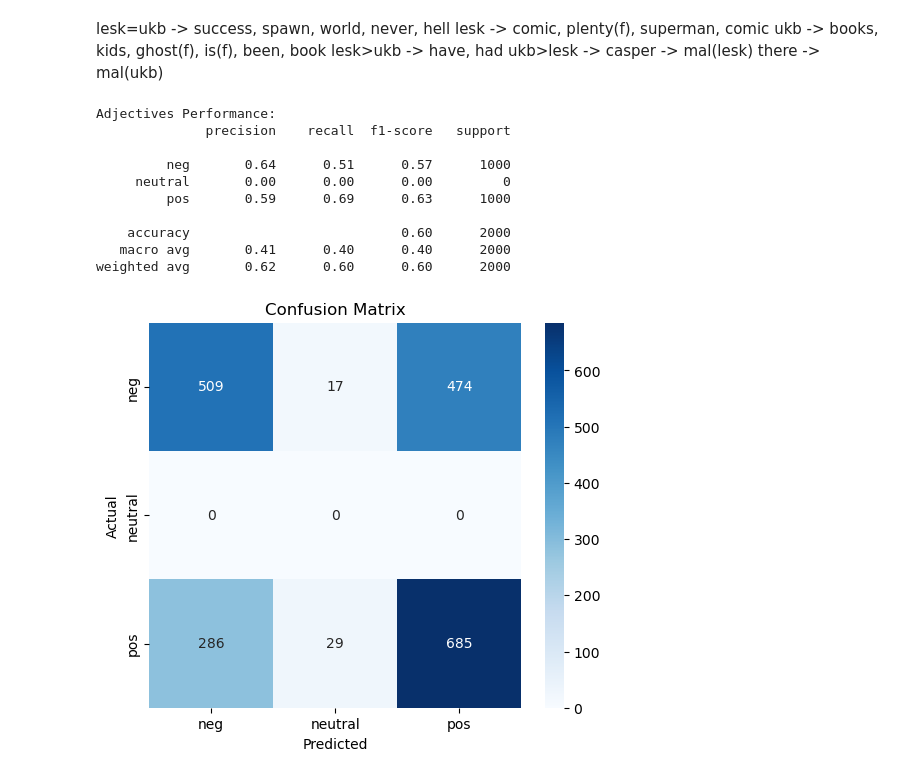
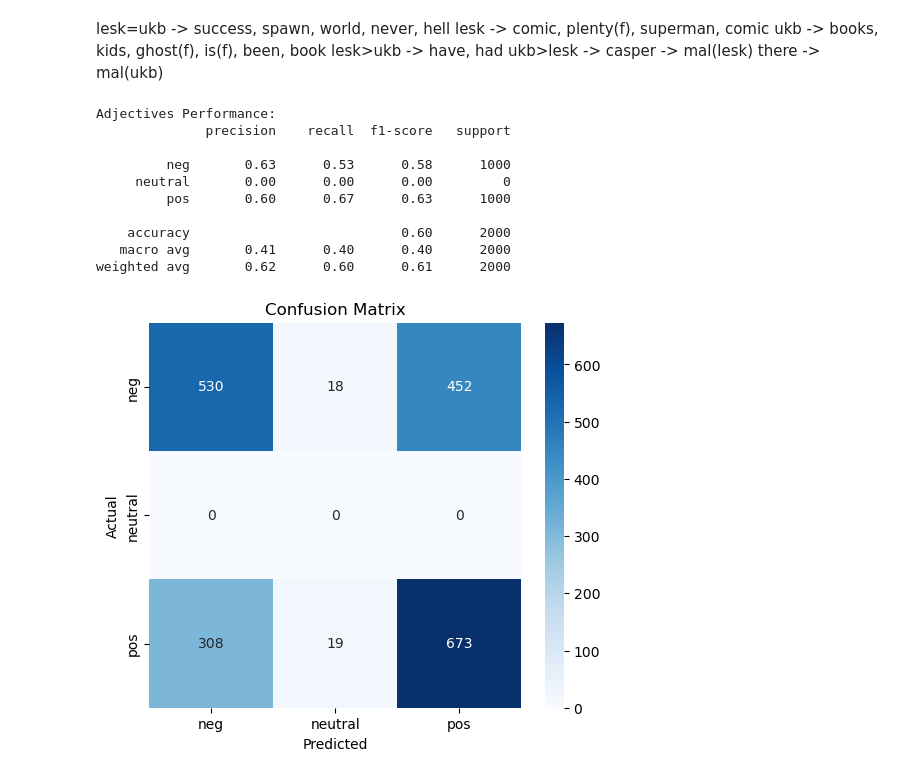
Before and after one commit to dz2pz/PLH-Deteccio-Opinions, a Jupyter notebook: Detecció d'opinions.ipynb, the cells around one changed output. Cells and saved outputs as stored; diff of their text form; code cells hidden in the pictures.

```diff
--- a/Detecció d'opinions.ipynb
+++ b/Detecció d'opinions.ipynb
@@ -585,8 +585,8 @@ def get_sentiment_from_synset(synset):
 def analyze_review_sentiment(review, accepted = ["n", "v", "r", "a"]):
     sentiment_score = 0.0
 
-    # Tokenitzem la ressenya i analitzem cada paraula
-    tags = nltk.pos_tag(review)
+    words = nltk.word_tokenize(review, language='english')
+    tags = nltk.pos_tag(words)
     for pair in tags:
         lem = lemmatize(pair)
         if lem[1] != None and lem[1] in accepted:
@@ -603,30 +603,30 @@ def analyze_review_sentiment(review, accepted = ["n", "v", "r", "a"]):
 # %%
 # Extraem les etiquetes reals i les prediccions
 real_labels = [category for _, category in reviews]
-y_pred = [analyze_review_sentiment(review, ["a"]) for review, _ in reviews]
+y_pred = [analyze_review_sentiment(review, ["a"]) for review in [doc[0] for doc in documents]]
 
 print("Adjectives Performance:")
 print(classification_report(real_labels, y_pred, zero_division=0))
 
 cm = confusion_matrix(real_labels, y_pred)
 plt.figure(figsize=(6, 5))
 sns.heatmap(cm, annot=True, fmt="d", cmap="Blues", xticklabels=set(y_pred), yticklabels=set(y_pred))
 plt.xlabel('Predicted')
 plt.ylabel('Actual')
 plt.title('Confusion Matrix')
 plt.show()
 # %% [output]
 Adjectives Performance:
               precision    recall  f1-score   support
 
-         neg       0.64      0.51      0.57      1000
+         neg       0.63      0.53      0.58      1000
      neutral       0.00      0.00      0.00         0
-         pos       0.59      0.69      0.63      1000
+         pos       0.60      0.67      0.63      1000
 
     accuracy                           0.60      2000
    macro avg       0.41      0.40      0.40      2000
-weighted avg       0.62      0.60      0.60      2000
+weighted avg       0.62      0.60      0.61      2000
-[figure, old version]
+[figure, new version]
 # %%
 # Extraem les etiquetes reals i les prediccions
 real_labels = [category for _, category in reviews]
```
Also changed, not shown: parts of 8 cells of this notebook.
